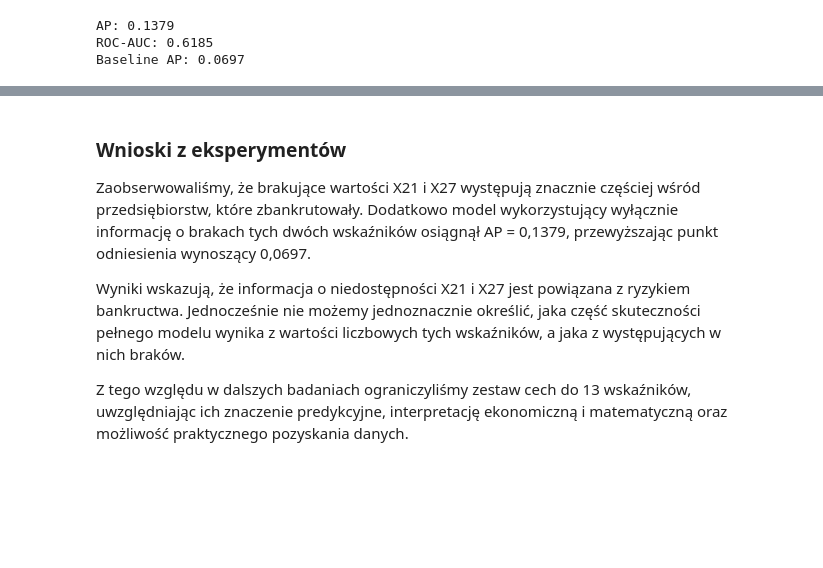
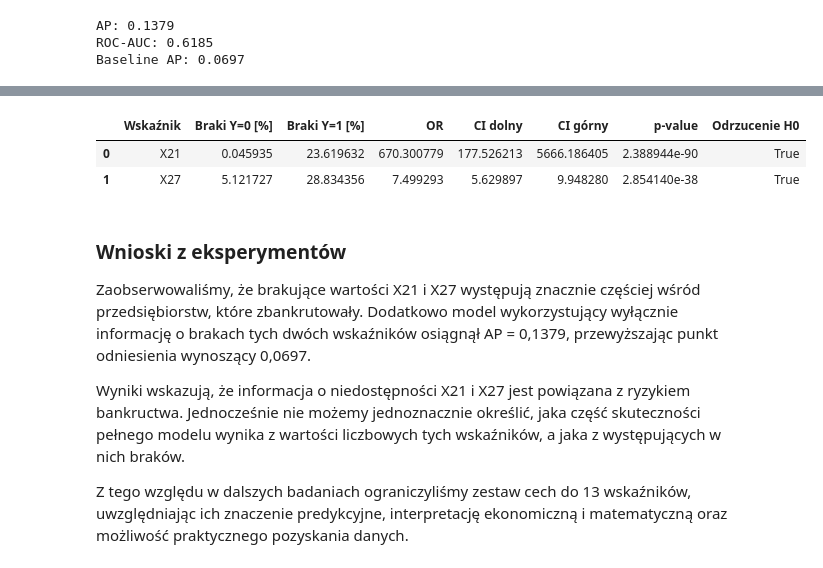
Before and after one commit to marczyz/Projekt_inzynierski-main, a Jupyter notebook: Bankructwo Polskie firmy/modele/Porownanie_4_modeli_ML_64_wskazniki.ipynb, the cells around one changed output, grey strips where cells are left out. Cells and saved outputs as stored; diff of their text form; code cells hidden in the pictures; blank space fills up the shorter version.

```diff
--- a/Bankructwo Polskie firmy/modele/Porownanie_4_modeli_ML_64_wskazniki.ipynb
+++ b/Bankructwo Polskie firmy/modele/Porownanie_4_modeli_ML_64_wskazniki.ipynb
@@ -371,0 +374,94 @@ Baseline AP: 0.0697
+# %%
+
+import pandas as pd
+import numpy as np
+
+from scipy.stats import fisher_exact
+from scipy.stats.contingency import odds_ratio
+
+wskazniki = ["X21", "X27"]
+alpha = 0.05
+
+wyniki_fishera = []
+
+# Kontrola zgodności danych
+assert len(X_train) == len(y_train)
+assert set(np.unique(y_train)) == {0, 1}
+
+# Zachowanie kolejności obserwacji
+y = pd.Series(
+    np.asarray(y_train),
+    index=X_train.index
+)
+
+for cecha in wskazniki:
+
+    # Zmienna binarna informująca o braku
+    M = X_train[cecha].isna().astype(int)
+
+    # Tabela kontyngencji 2x2
+    tabela = pd.crosstab(M, y).reindex(
+        index=[0, 1],
+        columns=[0, 1],
+        fill_value=0
+    )
+
+    # Dwustronny dokładny test Fishera
+    _, p = fisher_exact(
+        tabela.to_numpy(),
+        alternative="two-sided"
+    )
+
+    # Warunkowy estymator ilorazu szans
+    wynik_or = odds_ratio(
+        tabela.to_numpy(),
+        kind="conditional"
+    )
+
+    OR = wynik_or.statistic
+
+    # Dokładny 95-procentowy przedział ufności
+    CI = wynik_or.confidence_interval(
+        confidence_level=1 - alpha
+    )
+
+    # Odsetek braków w poszczególnych klasach
+    braki_0 = 100 * tabela.loc[1, 0] / tabela[0].sum()
+    braki_1 = 100 * tabela.loc[1, 1] / tabela[1].sum()
+
+    wyniki_fishera.append({
+        "Wskaźnik": cecha,
+        "Braki Y=0 [%]": braki_0,
+        "Braki Y=1 [%]": braki_1,
+        "OR": OR,
+        "CI dolny": CI.low,
+        "CI górny": CI.high,
+        "p-value": p,
+        "Odrzucenie H0": p < alpha
+    })
+
+    print("=" * 50)
+    print(f"Wskaźnik: {cecha}")
+
+    tabela.index = ["Brak nie występuje", "Brak występuje"]
+    tabela.columns = ["Y=0", "Y=1"]
+
+    display(tabela)
+
+    print(f"Braki dla Y=0: {braki_0:.4f}%")
+    print(f"Braki dla Y=1: {braki_1:.4f}%")
+    print(f"Iloraz szans: {OR:.4f}")
+    print(f"95% CI: [{CI.low:.4f}; {CI.high:.4f}]")
+    print(f"p-value: {p:.6e}")
+
+    if p < alpha:
+        print("Odrzucamy hipotezę H0")
+    else:
+        print("Brak podstaw do odrzucenia H0")
+
+# Zestawienie wyników
+df_fisher = pd.DataFrame(wyniki_fishera)
+
+print("\nPODSUMOWANIE:")
+display(df_fisher)
+# %% [output]
@@ -372,3 +492,6 @@ Baseline AP: 0.0697
+|  | Wskaźnik | Braki Y=0 [%] | Braki Y=1 [%] | OR | CI dolny | CI górny | p-value | Odrzucenie H0 |
+| 0 | X21 | 0.045935 | 23.619632 | 670.300779 | 177.526213 | 5666.186405 | 2.388944e-90 | True |
+| 1 | X27 | 5.121727 | 28.834356 | 7.499293 | 5.629897 | 9.948280 | 2.854140e-38 | True |
 # %% [markdown]
 ### Wnioski z eksperymentów
 
```
Also changed, not shown: parts of 11 cells of this notebook.
